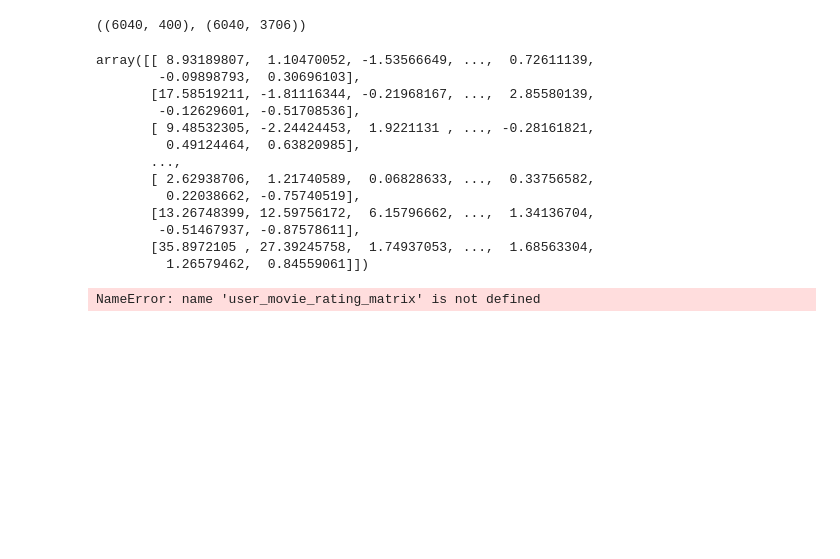
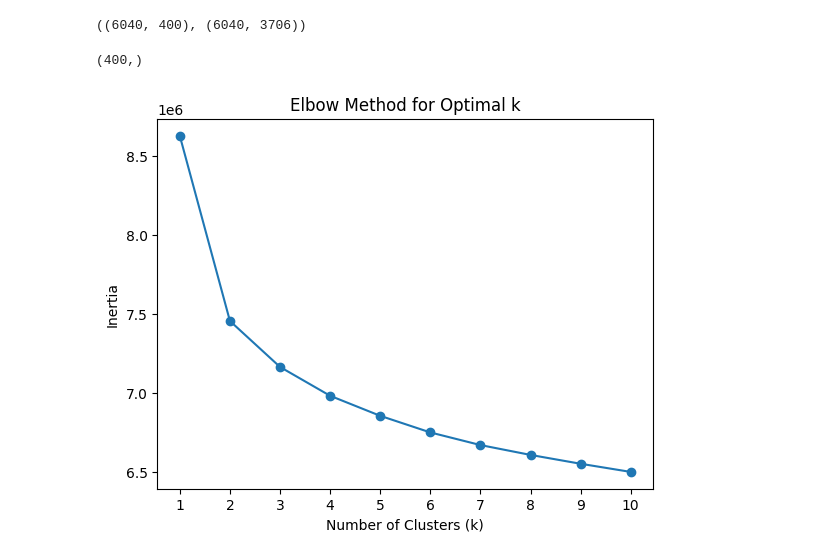
Before and after one commit to 23subbhashit/MovieRecommendationSystemIIITB, a Jupyter notebook: Movie_Recommendation_System_IIITB.ipynb, the cells around one changed output. Drawn from its saved outputs; the diff is of its cells as text; code cells hidden in the pictures; blank space fills up the shorter version.

```diff
--- a/Movie_Recommendation_System_IIITB.ipynb
+++ b/Movie_Recommendation_System_IIITB.ipynb
@@ -611,20 +614,29 @@ user_ratings_reduced.shape,user_ratings.shape
 # %% [output]
 ((6040, 400), (6040, 3706))
 # %%
-user_ratings_reduced
+user_ratings_reduced[1].shape
 # %% [output]
-array([[ 8.93189807,  1.10470052, -1.53566649, ...,  0.72611139,
-        -0.09898793,  0.30696103],
-       [17.58519211, -1.81116344, -0.21968167, ...,  2.85580139,
-        -0.12629601, -0.51708536],
-       [ 9.48532305, -2.24424453,  1.9221131 , ..., -0.28161821,
-         0.49124464,  0.63820985],
-       ...,
-       [ 2.62938706,  1.21740589,  0.06828633, ...,  0.33756582,
-         0.22038662, -0.75740519],
-       [13.26748399, 12.59756172,  6.15796662, ...,  1.34136704,
-        -0.51467937, -0.87578611],
-       [35.8972105 , 27.39245758,  1.74937053, ...,  1.68563304,
-         1.26579462,  0.84559061]])
+(400,)
+# %%
+import matplotlib.pyplot as plt
+# Initialize a list to store inertia values for different k
+inertia = []
+
+# Try different values of k from 1 to 10
+k_values = range(1, 11)
+for k in k_values:
+    kmeans = KMeans(n_clusters=k)
+    kmeans.fit(user_ratings_reduced)
+    inertia.append(kmeans.inertia_)
+
+# Plot the inertia values against k
+plt.plot(k_values, inertia, marker='o')
+plt.xlabel('Number of Clusters (k)')
+plt.ylabel('Inertia')
+plt.title('Elbow Method for Optimal k')
+plt.xticks(k_values)
+plt.show()
+# %% [output]
+[figure, added]
 # %%
 # Apply KMeans clustering to cluster users based on reduced features
@@ -632,20 +644 @@ kmeans = KMeans(n_clusters=5)  # Adjust the number of clusters as needed
 clusters = kmeans.fit_predict(user_ratings_reduced)
-# %%
-# Add the cluster labels to the original user data
-user_data['Cluster'] = clusters
-
-# Dummy new user ratings
-new_user_ratings = {'Toy Story (1995)': 5, 'Jurassic Park (1993)': 4, 'Forrest Gump (1994)': 3}
-
-# Convert new user ratings to a DataFrame
-new_user_data = pd.DataFrame(new_user_ratings.values(), index=new_user_ratings.keys(), columns=['Rating']).T
-
-# Ensure new user data has the same feature names as the original user-movie-rating matrix
-missing_columns = set(user_movie_rating_matrix.columns) - set(new_user_data.columns)
-for column in missing_columns:
-    new_user_data[column] = 0
-
-# Find the cluster of the new user
-new_user_cluster = kmeans.predict(svd.transform(new_user_data))
-# %% [output]
-NameError: name 'user_movie_rating_matrix' is not defined
```
Also changed, not shown: parts of 15 cells of this notebook.
